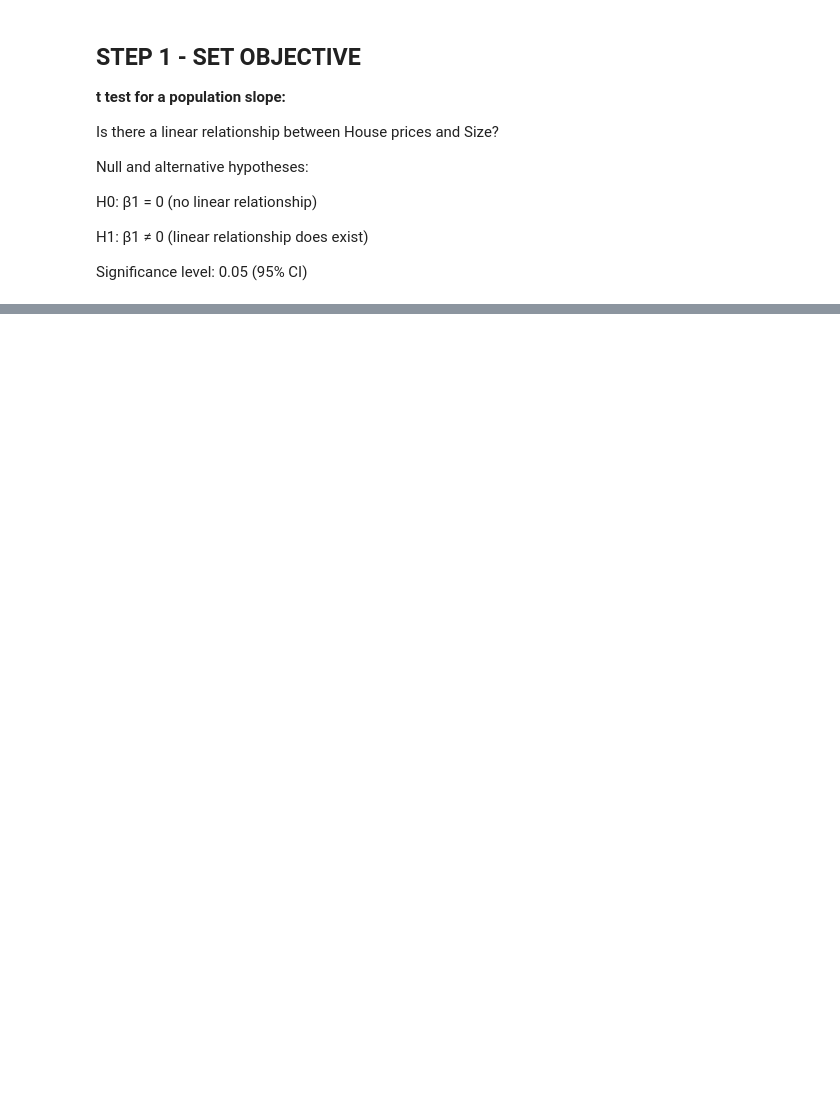
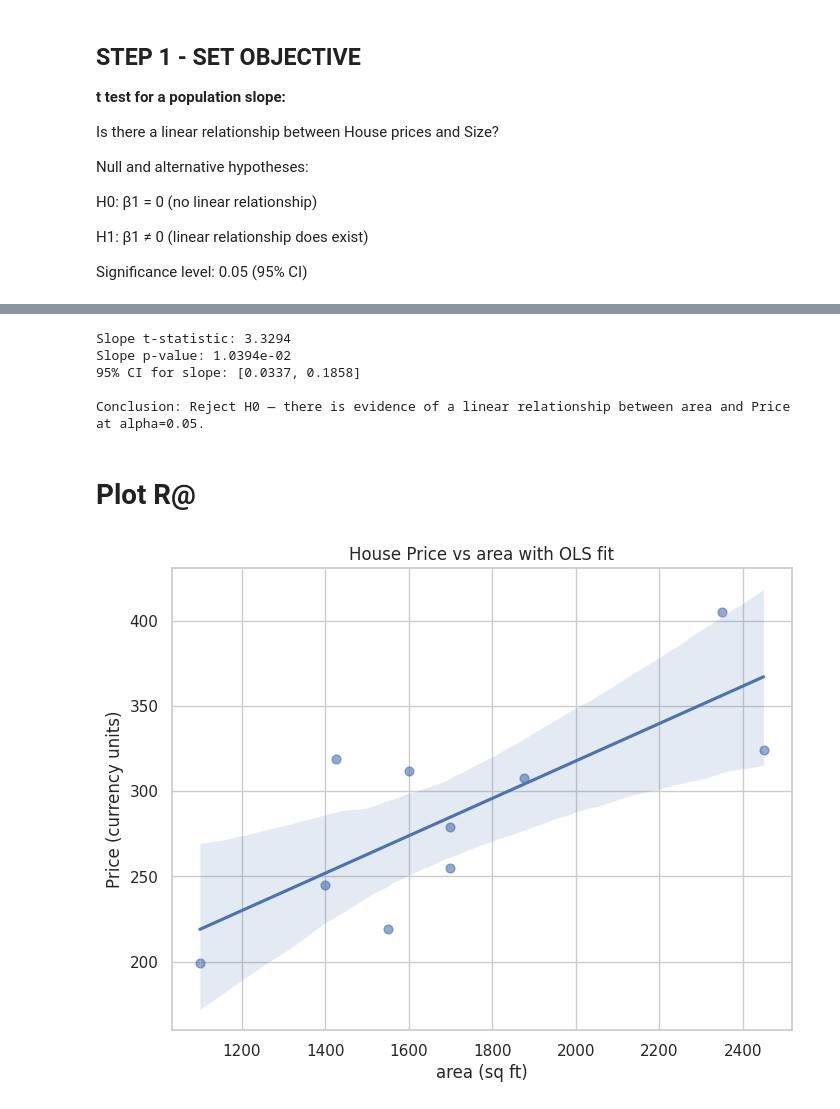
Before and after one commit to Kartavya-Jharwal/Kartavya_Business_Analytics2025, a Jupyter notebook: Class_Assignments/week10/Week_10_Session_2.ipynb, the cells around one changed output, grey strips where cells are left out. Drawn from its saved outputs; the diff is of its cells as text; code cells hidden in the pictures; blank space fills up the shorter version.

Commit message:
Created using Colab majority  done

```diff
--- a/Class_Assignments/week10/Week_10_Session_2.ipynb
+++ b/Class_Assignments/week10/Week_10_Session_2.ipynb
@@ -60,37 +131,8 @@ Significance level: 0.05 (95% CI)
 # %%
-# Main analysis: load data, visualize, fit OLS, report t-test and 95% CI for slope
-try:
-    df = pd.read_csv('house_prices.csv')
-    print("Loaded 'house_prices.csv'.")
-except FileNotFoundError:
-    print("'house_prices.csv' not found — creating a synthetic example dataset for demonstration.")
-    np.random.seed(0)
-    n = 100
-    df = pd.DataFrame({
-        'Size': np.random.normal(1500, 300, n).round(1),
-    })
-    # true linear relation: Price = 50 * Size + noise
-    df['Price'] = (50 * df['Size'] + np.random.normal(0, 20000, n)).round(1)
-
-# quick head
-print(df.head())
-
-# scatter plot
-plt.figure(figsize=(8,6))
-sns.scatterplot(x='Size', y='Price', data=df)
-plt.title('House Price vs Size')
-plt.xlabel('Size (sq ft)')
-plt.ylabel('Price (currency units)')
-
-# fit OLS using formula API
-model = smf.ols('Price ~ Size', data=df).fit()
-print('\n=== OLS Summary ===')
-print(model.summary())
-
-# t-test for slope (Size)
-slope_t = model.tvalues['Size']
-slope_p = model.pvalues['Size']
-ci = model.conf_int(alpha=0.05).loc['Size']
+# t-test for slope (area)
+slope_t = model.tvalues['area']
+slope_p = model.pvalues['area']
+ci = model.conf_int(alpha=0.05).loc['area']
 
 print(f"\nSlope t-statistic: {slope_t:.4f}")
 print(f"Slope p-value: {slope_p:.4e}")
@@ -98,21 +140,24 @@ print(f"95% CI for slope: [{ci[0]:.4f}, {ci[1]:.4f}]")
 
 alpha = 0.05
 if slope_p < alpha:
-    print('\nConclusion: Reject H0 — there is evidence of a linear relationship between Size and Price at alpha=0.05.')
+    print('\nConclusion: Reject H0 — there is evidence of a linear relationship between area and Price at alpha=0.05.')
 else:
     print('\nConclusion: Fail to reject H0 — no evidence of linear relationship at alpha=0.05.')
-
-# plot regression line
-plt.figure(figsize=(8,6))
-sns.regplot(x='Size', y='Price', data=df, ci=95, scatter_kws={'s':40, 'alpha':0.6})
-plt.title('House Price vs Size with OLS fit')
-plt.xlabel('Size (sq ft)')
-plt.ylabel('Price (currency units)')
-plt.show()
-
-# ANOVA table (optional)
-try:
-    anova_results = anova_lm(model)
-    print('\nANOVA results:\n', anova_results)
-except Exception as e:
-    print('\nANOVA could not be computed:', e)
+# %% [output]
+Slope t-statistic: 3.3294
+Slope p-value: 1.0394e-02
+95% CI for slope: [0.0337, 0.1858]
+
+Conclusion: Reject H0 — there is evidence of a linear relationship between area and Price at alpha=0.05.
+# %% [markdown]
+# Plot R@
+# %%
+# plot regression line
+plt.figure(figsize=(8,6))
+sns.regplot(x='area', y='price', data=df, ci=95, scatter_kws={'s':40, 'alpha':0.6})
+plt.title('House Price vs area with OLS fit')
+plt.xlabel('area (sq ft)')
+plt.ylabel('Price (currency units)')
+plt.show()
+# %% [output]
+[figure, added]
```
Also changed, not shown: parts of 8 cells of this notebook.
